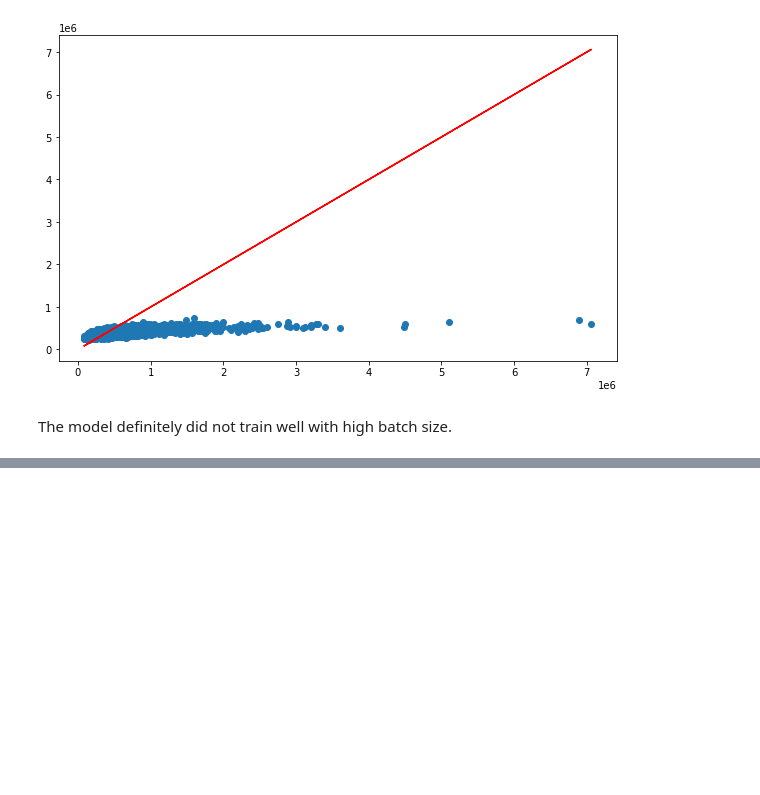
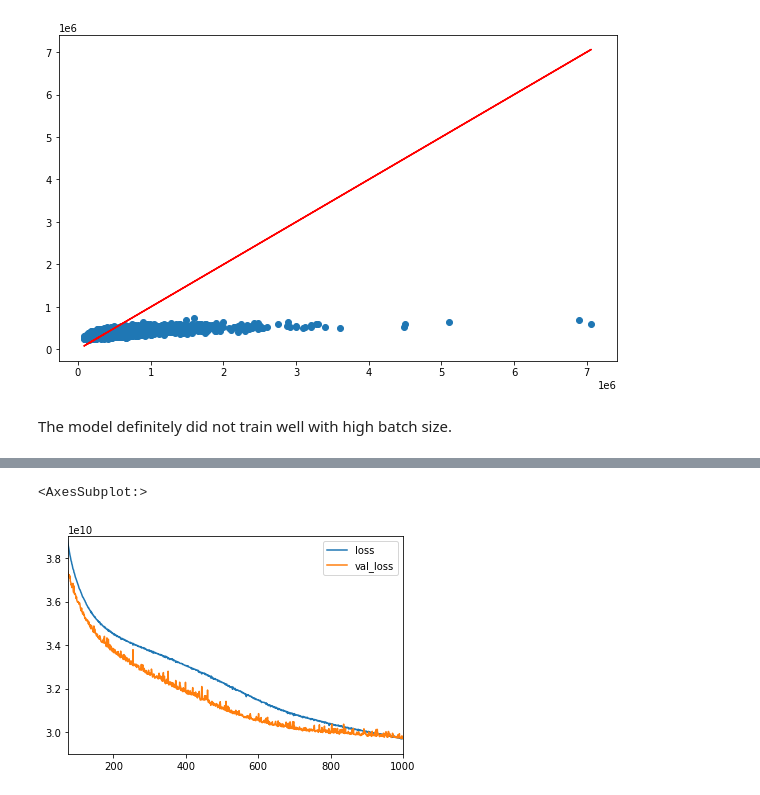
Before and after one commit to hps1795/Keras_LinReg_Real_Estate, a Jupyter notebook: keras practice.ipynb, the cells around one changed output, grey strips where cells are left out. Drawn from its saved outputs; the diff is of its cells as text; code cells hidden in the pictures; blank space fills up the shorter version.

```diff
--- a/keras practice.ipynb
+++ b/keras practice.ipynb
@@ -543,0 +553,10 @@ The model definitely did not train well with high batch size.
+# %%
+model = Sequential()
+model.add(Input(shape = (16,)))
+model.add(Dense(100, activation = 'relu'))
+model.add(Dense(100, activation = 'relu'))
+model.add(Dense(1))
+model.compile(optimizer='adam',loss='mean_squared_error')
+model.fit(X_train, y_train.values,
+          validation_data=(X_val,y_val.values),
+          epochs=1000, batch_size=10)
@@ -543,0 +582,6 @@ The model definitely did not train well with high batch size.
+# %%
+loss = pd.DataFrame(model.history.history)
+loss.plot(xlim=(75,1000), ylim=(0.29e11,0.39e11))
+# %% [output]
+<AxesSubplot:>
+[figure, added]
```
Also changed, not shown: parts of 20 cells of this notebook.
